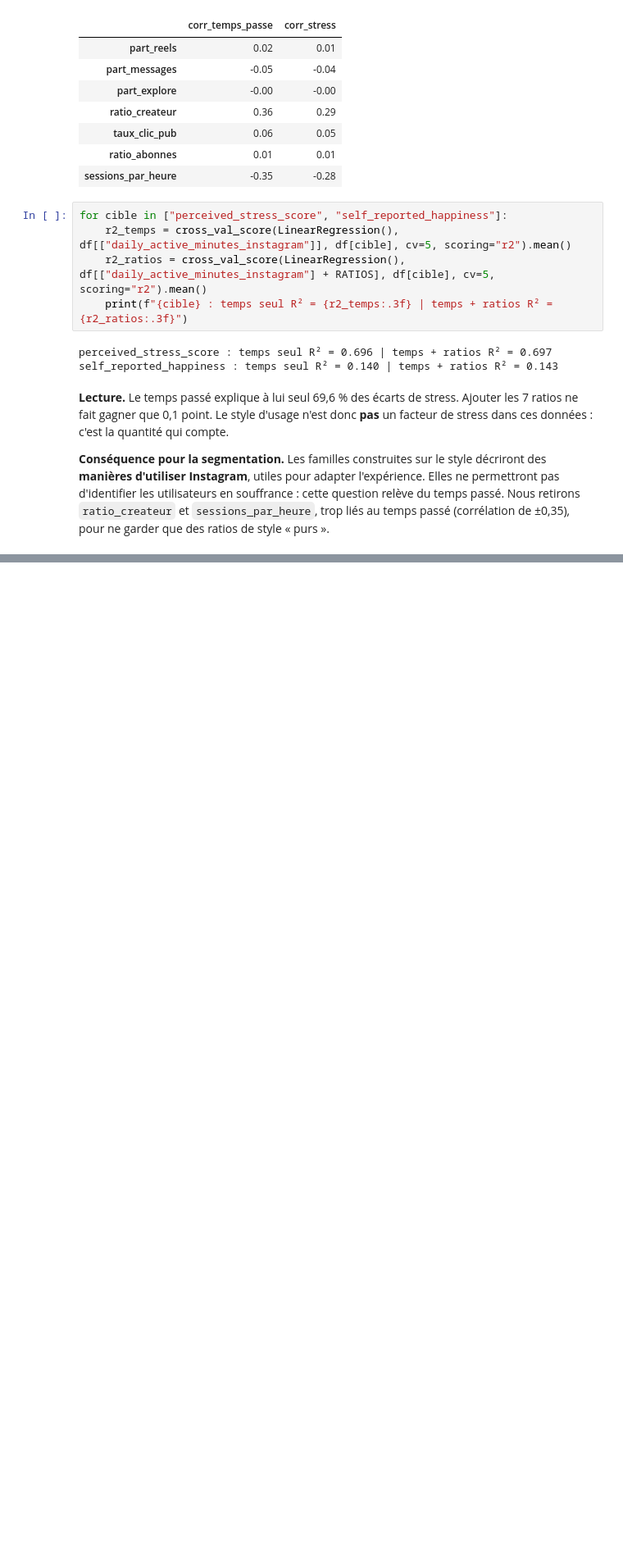
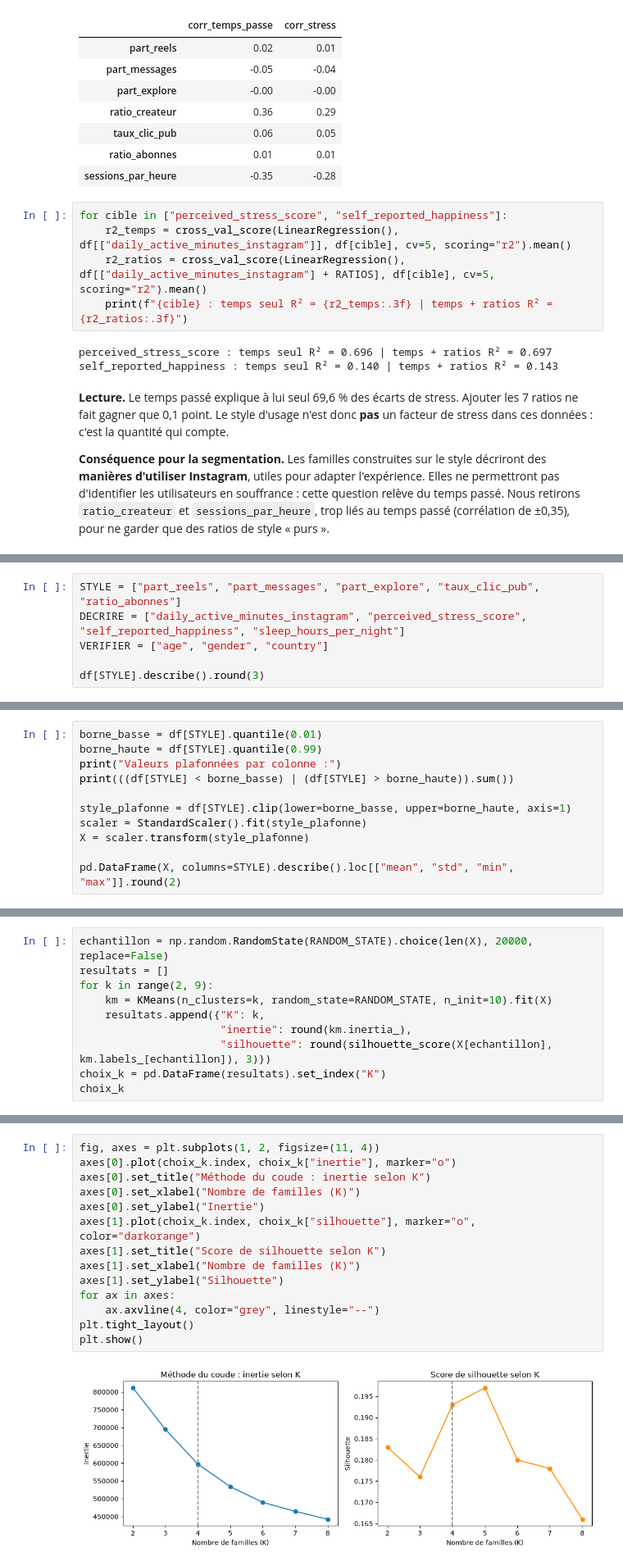
Before and after one commit to Sarah-1099/insta_innov, a Jupyter notebook: segmentation_emmanuelle.ipynb, the cells around one changed output, grey strips where cells are left out. Shown at 82% size. Saved outputs shown, nothing was run; the diff lists cells and outputs as text; blank space fills up the shorter version.

Commit message:
Notebook propre - partie 2 : préparation, choix de K, modèle final et noms des familles

```diff
--- a/segmentation_emmanuelle.ipynb
+++ b/segmentation_emmanuelle.ipynb
@@ -236,0 +244,6 @@ self_reported_happiness : temps seul R² = 0.140 | temps + ratios R² = 0.143
+# %%
+STYLE = ["part_reels", "part_messages", "part_explore", "taux_clic_pub", "ratio_abonnes"]
+DECRIRE = ["daily_active_minutes_instagram", "perceived_stress_score", "self_reported_happiness", "sleep_hours_per_night"]
+VERIFIER = ["age", "gender", "country"]
+
+df[STYLE].describe().round(3)
@@ -236,0 +262,11 @@ self_reported_happiness : temps seul R² = 0.140 | temps + ratios R² = 0.143
+# %%
+borne_basse = df[STYLE].quantile(0.01)
+borne_haute = df[STYLE].quantile(0.99)
+print("Valeurs plafonnées par colonne :")
+print(((df[STYLE] < borne_basse) | (df[STYLE] > borne_haute)).sum())
+
+style_plafonne = df[STYLE].clip(lower=borne_basse, upper=borne_haute, axis=1)
+scaler = StandardScaler().fit(style_plafonne)
+X = scaler.transform(style_plafonne)
+
+pd.DataFrame(X, columns=STYLE).describe().loc[["mean", "std", "min", "max"]].round(2)
@@ -236,0 +290,10 @@ self_reported_happiness : temps seul R² = 0.140 | temps + ratios R² = 0.143
+# %%
+echantillon = np.random.RandomState(RANDOM_STATE).choice(len(X), 20000, replace=False)
+resultats = []
+for k in range(2, 9):
+    km = KMeans(n_clusters=k, random_state=RANDOM_STATE, n_init=10).fit(X)
+    resultats.append({"K": k,
+                      "inertie": round(km.inertia_),
+                      "silhouette": round(silhouette_score(X[echantillon], km.labels_[echantillon]), 3)})
+choix_k = pd.DataFrame(resultats).set_index("K")
+choix_k
@@ -236,0 +310,16 @@ self_reported_happiness : temps seul R² = 0.140 | temps + ratios R² = 0.143
+# %%
+fig, axes = plt.subplots(1, 2, figsize=(11, 4))
+axes[0].plot(choix_k.index, choix_k["inertie"], marker="o")
+axes[0].set_title("Méthode du coude : inertie selon K")
+axes[0].set_xlabel("Nombre de familles (K)")
+axes[0].set_ylabel("Inertie")
+axes[1].plot(choix_k.index, choix_k["silhouette"], marker="o", color="darkorange")
+axes[1].set_title("Score de silhouette selon K")
+axes[1].set_xlabel("Nombre de familles (K)")
+axes[1].set_ylabel("Silhouette")
+for ax in axes:
+    ax.axvline(4, color="grey", linestyle="--")
+plt.tight_layout()
+plt.show()
+# %% [output]
+[figure, added]
```
Also changed, not shown: parts of 13 cells of this notebook.
